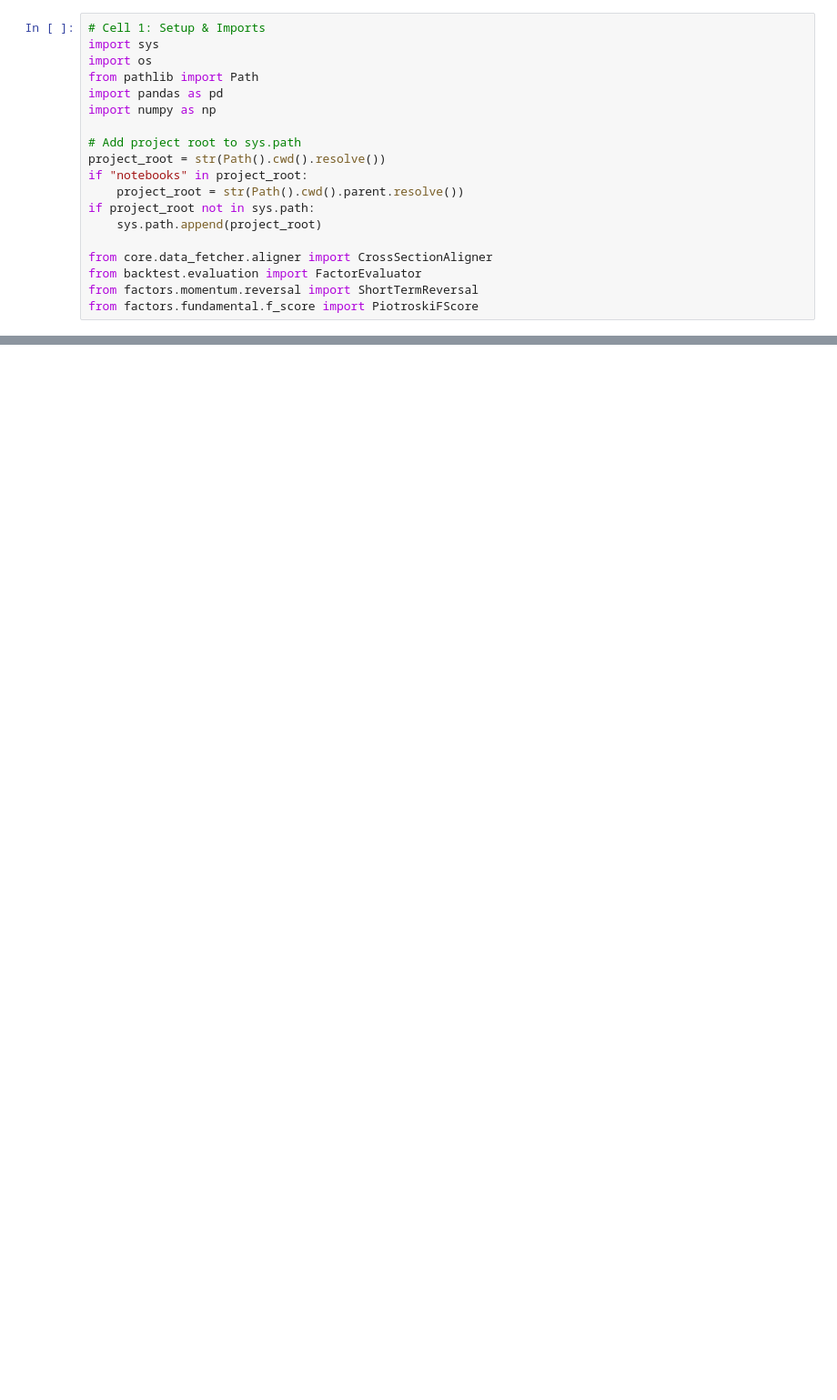
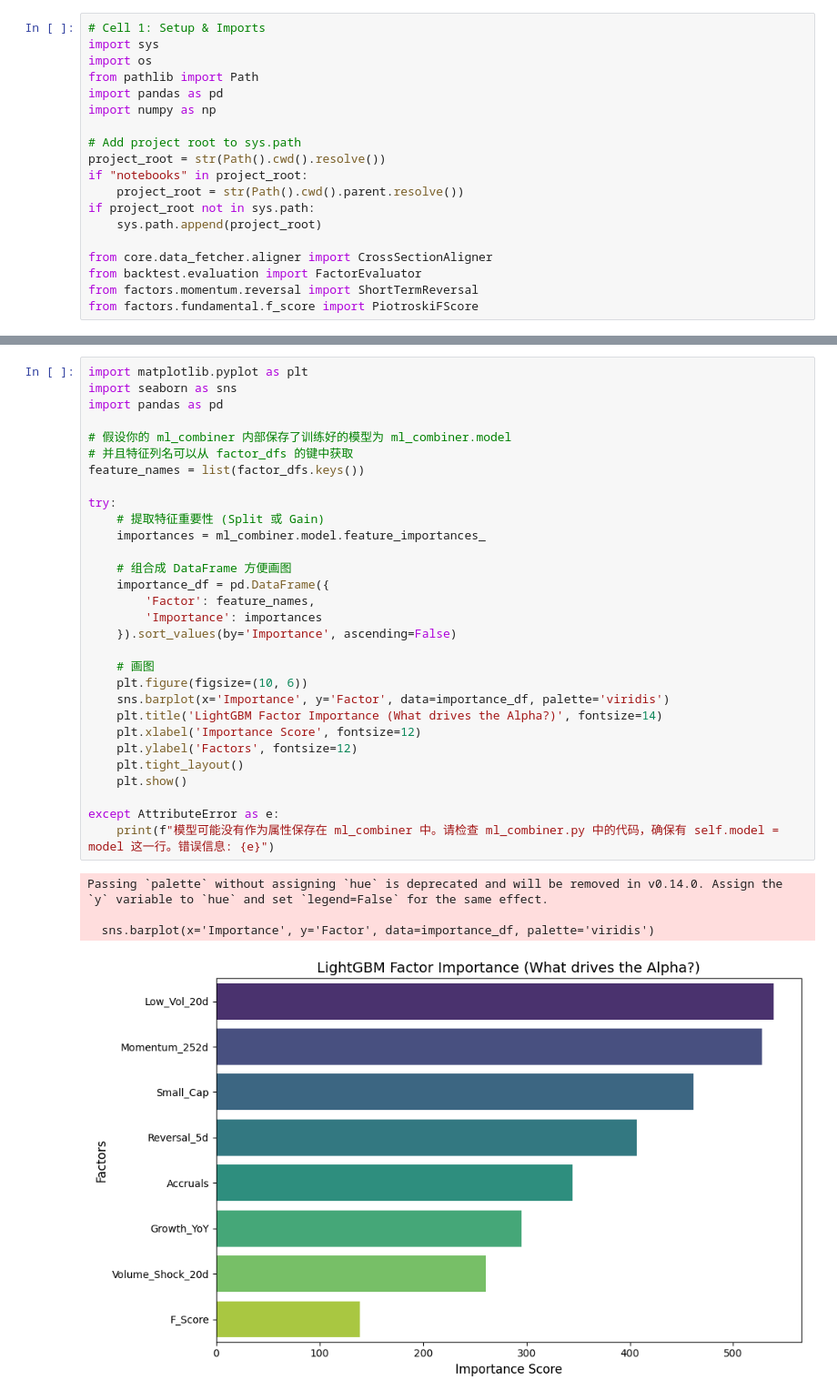
Before and after one commit to MarkYangjiayi/factor_investment, a Jupyter notebook: notebooks/alpha_research_mvp.ipynb, the cells around one changed output, grey strips where cells are left out. Shown at 91% size. Cells and saved outputs as stored; diff of their text form; blank space fills up the shorter version.

```diff
--- a/notebooks/alpha_research_mvp.ipynb
+++ b/notebooks/alpha_research_mvp.ipynb
@@ -156,0 +350,35 @@ Turnover Analysis
+# %%
+import matplotlib.pyplot as plt
+import seaborn as sns
+import pandas as pd
+
+# 假设你的 ml_combiner 内部保存了训练好的模型为 ml_combiner.model
+# 并且特征列名可以从 factor_dfs 的键中获取
+feature_names = list(factor_dfs.keys())
+
+try:
+    # 提取特征重要性 (Split 或 Gain)
+    importances = ml_combiner.model.feature_importances_
+
+    # 组合成 DataFrame 方便画图
+    importance_df = pd.DataFrame({
+        'Factor': feature_names,
+        'Importance': importances
+    }).sort_values(by='Importance', ascending=False)
+
+    # 画图
+    plt.figure(figsize=(10, 6))
+    sns.barplot(x='Importance', y='Factor', data=importance_df, palette='viridis')
+    plt.title('LightGBM Factor Importance (What drives the Alpha?)', fontsize=14)
+    plt.xlabel('Importance Score', fontsize=12)
+    plt.ylabel('Factors', fontsize=12)
+    plt.tight_layout()
+    plt.show()
+
+except AttributeError as e:
+    print(f"模型可能没有作为属性保存在 ml_combiner 中。请检查 ml_combiner.py 中的代码，确保有 self.model = model 这一行。错误信息: {e}")
+# %% [output]
+Passing `palette` without assigning `hue` is deprecated and will be removed in v0.14.0. Assign the `y` variable to `hue` and set `legend=False` for the same effect.
+
+  sns.barplot(x='Importance', y='Factor', data=importance_df, palette='viridis')
+[figure, added]
```
Also changed, not shown: parts of 9 cells of this notebook, 5 other files.
